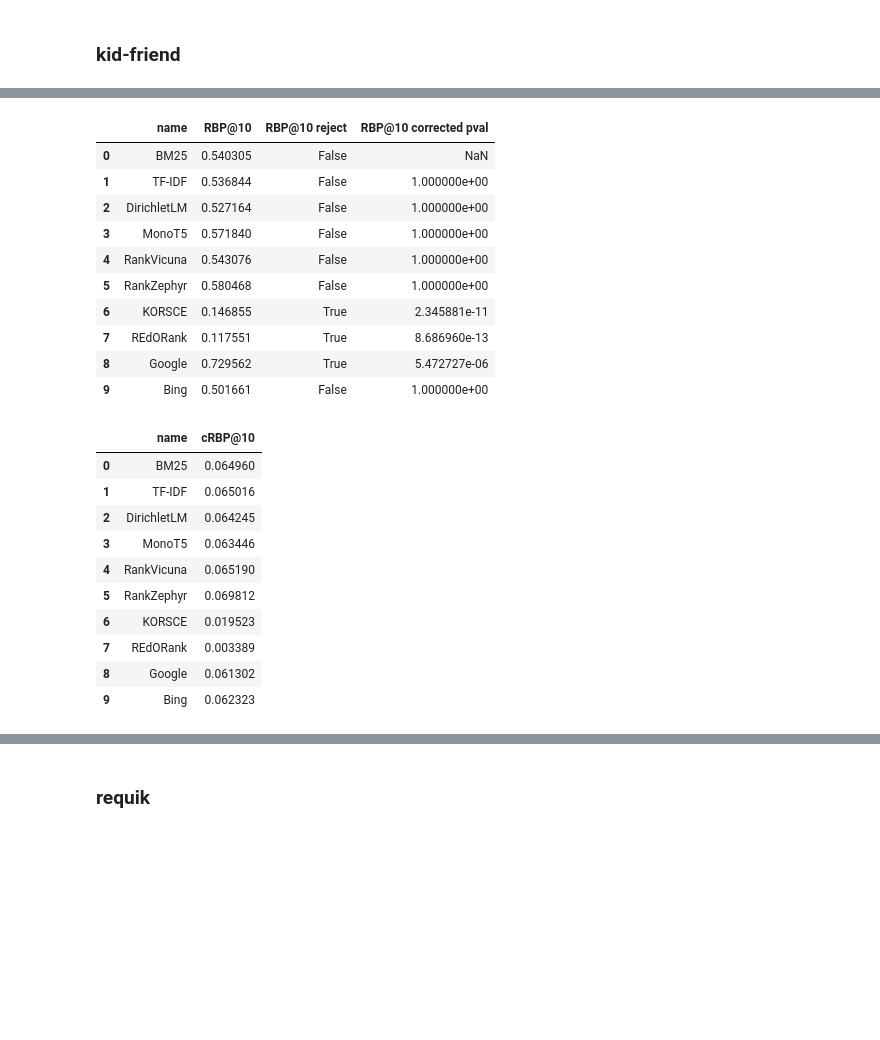
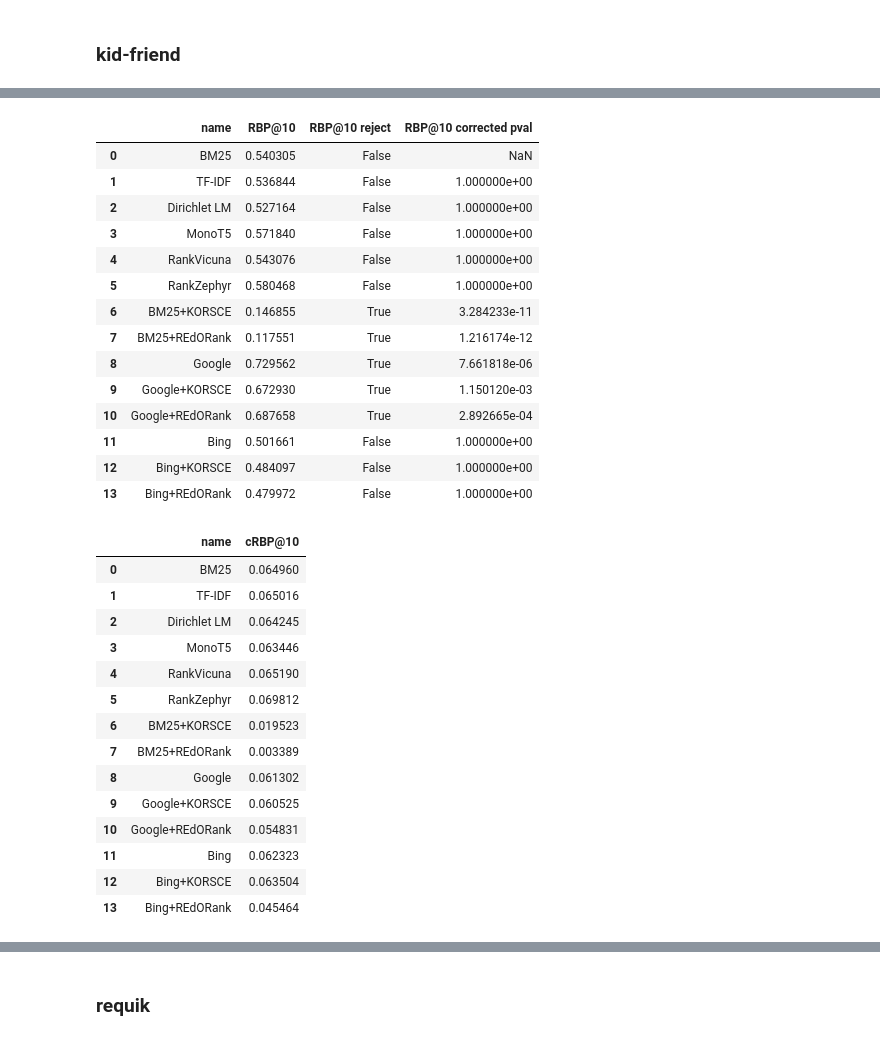
Before and after one commit to SOLandChildren/ChildCenteredEvaluation, a Jupyter notebook: code/evaluation.ipynb, the cells around one changed output, grey strips where cells are left out. Drawn from its saved outputs; the diff is of its cells as text; code cells hidden in the pictures; blank space fills up the shorter version.

```diff
--- a/code/evaluation.ipynb
+++ b/code/evaluation.ipynb
@@ -228,7 +299,7 @@ import pandas as pd
 
 
 kf_retriever_systems = get_ranked_lists("results/kid-friend/", dataset_name="kidfriend")
-kf_retriever_names = ["BM25", "TF-IDF", "DirichletLM", "MonoT5", "RankVicuna", "RankZephyr", "KORSCE", "REdORank", "Google", "Bing"]
+kf_retriever_names = ["BM25", "TF-IDF", "Dirichlet LM", "MonoT5", "RankVicuna", "RankZephyr", "BM25+KORSCE", "BM25+REdORank", "Google", "Google+KORSCE", "Google+REdORank",  "Bing", "Bing+KORSCE", "Bing+REdORank"]
 
 # kf_retriever_systems = [kid_friend_tf_idf]
 # kf_retriever_names = ["TF-IDF"]
@@ -264,7 +339,7 @@ import pandas as pd
 
 
 kf_retriever_systems = get_ranked_lists("results/kid-friend/", dataset_name="kidfriend")
-kf_retriever_names = ["BM25", "TF-IDF", "DirichletLM", "MonoT5", "RankVicuna", "RankZephyr", "KORSCE", "REdORank", "Google", "Bing"]
+kf_retriever_names = ["BM25", "TF-IDF", "Dirichlet LM", "MonoT5", "RankVicuna", "RankZephyr", "BM25+KORSCE", "BM25+REdORank", "Google", "Google+KORSCE", "Google+REdORank",  "Bing", "Bing+KORSCE", "Bing+REdORank"]
 
 # kf_retriever_systems = [kid_friend_tf_idf]
 # kf_retriever_names = ["TF-IDF"]
@@ -323,52 +402,60 @@ kf_rbp_results_df
 |  | name | RBP@10 | RBP@10 reject | RBP@10 corrected pval |
 | 0 | BM25 | 0.540305 | False | NaN |
 | 1 | TF-IDF | 0.536844 | False | 1.000000e+00 |
-| 2 | DirichletLM | 0.527164 | False | 1.000000e+00 |
+| 2 | Dirichlet LM | 0.527164 | False | 1.000000e+00 |
 | 3 | MonoT5 | 0.571840 | False | 1.000000e+00 |
 | 4 | RankVicuna | 0.543076 | False | 1.000000e+00 |
 | 5 | RankZephyr | 0.580468 | False | 1.000000e+00 |
-| 6 | KORSCE | 0.146855 | True | 2.345881e-11 |
-| 7 | REdORank | 0.117551 | True | 8.686960e-13 |
-| 8 | Google | 0.729562 | True | 5.472727e-06 |
-| 9 | Bing | 0.501661 | False | 1.000000e+00 |
+| 6 | BM25+KORSCE | 0.146855 | True | 3.284233e-11 |
+| 7 | BM25+REdORank | 0.117551 | True | 1.216174e-12 |
+| 8 | Google | 0.729562 | True | 7.661818e-06 |
+| 9 | Google+KORSCE | 0.672930 | True | 1.150120e-03 |
+| 10 | Google+REdORank | 0.687658 | True | 2.892665e-04 |
+| 11 | Bing | 0.501661 | False | 1.000000e+00 |
+| 12 | Bing+KORSCE | 0.484097 | False | 1.000000e+00 |
+| 13 | Bing+REdORank | 0.479972 | False | 1.000000e+00 |
 # %%
 import pyterrier as pt
 from utils import cRBP, get_ranked_lists
 import pandas as pd
 
 
 kf_retriever_systems = get_ranked_lists("results/kid-friend/", dataset_name="kidfriend")
-kf_retriever_names = ["BM25", "TF-IDF", "DirichletLM", "MonoT5", "RankVicuna", "RankZephyr", "KORSCE", "REdORank", "Google", "Bing"]
+kf_retriever_names = ["BM25", "TF-IDF", "Dirichlet LM", "MonoT5", "RankVicuna", "RankZephyr", "BM25+KORSCE", "BM25+REdORank", "Google", "Google+KORSCE", "Google+REdORank",  "Bing", "Bing+KORSCE", "Bing+REdORank"]
 
 # kf_retriever_systems = [kid_friend_tf_idf]
 # kf_retriever_names = ["TF-IDF"]
 
 kf_queries = pd.read_csv("../data/kid-friend-en/en/inputs/topics.csv")
 kf_queries["qid"] = kf_queries["qid"].astype(str)
 kf_qrel_file = pd.read_csv("../data/kid-friend-en/en/qrels/qrels-relevance-binary.csv")
 kf_qrel_file["qid"] = kf_qrel_file["qid"].astype(str)
 kf_corpus = pd.read_csv("../data/kid-friend-en/en/inputs/documents.csv")
 
 kf_crbp_results = []
 for sys, name in zip(kf_retriever_systems, kf_retriever_names):
     score = cRBP(topics=kf_queries, qrels=kf_qrel_file, corpus = kf_corpus,
                  upper_threshold = 4, lower_threshold = 4, retriever_system=sys, phi=0.8, perquery=False, k=10)
     kf_crbp_results.append([name, score])
 
 kf_crbp_results_df = pd.DataFrame(kf_crbp_results, columns=["name", f"cRBP@10"])
 kf_crbp_results_df
 # %% [output]
 |  | name | cRBP@10 |
 | 0 | BM25 | 0.064960 |
 | 1 | TF-IDF | 0.065016 |
-| 2 | DirichletLM | 0.064245 |
+| 2 | Dirichlet LM | 0.064245 |
 | 3 | MonoT5 | 0.063446 |
 | 4 | RankVicuna | 0.065190 |
 | 5 | RankZephyr | 0.069812 |
-| 6 | KORSCE | 0.019523 |
-| 7 | REdORank | 0.003389 |
+| 6 | BM25+KORSCE | 0.019523 |
+| 7 | BM25+REdORank | 0.003389 |
 | 8 | Google | 0.061302 |
-| 9 | Bing | 0.062323 |
+| 9 | Google+KORSCE | 0.060525 |
+| 10 | Google+REdORank | 0.054831 |
+| 11 | Bing | 0.062323 |
+| 12 | Bing+KORSCE | 0.063504 |
+| 13 | Bing+REdORank | 0.045464 |
 # %%
 import pyterrier as pt
 from utils import cRBP, get_ranked_lists
```
Also changed, not shown: parts of 45 cells of this notebook, 33 other files.
